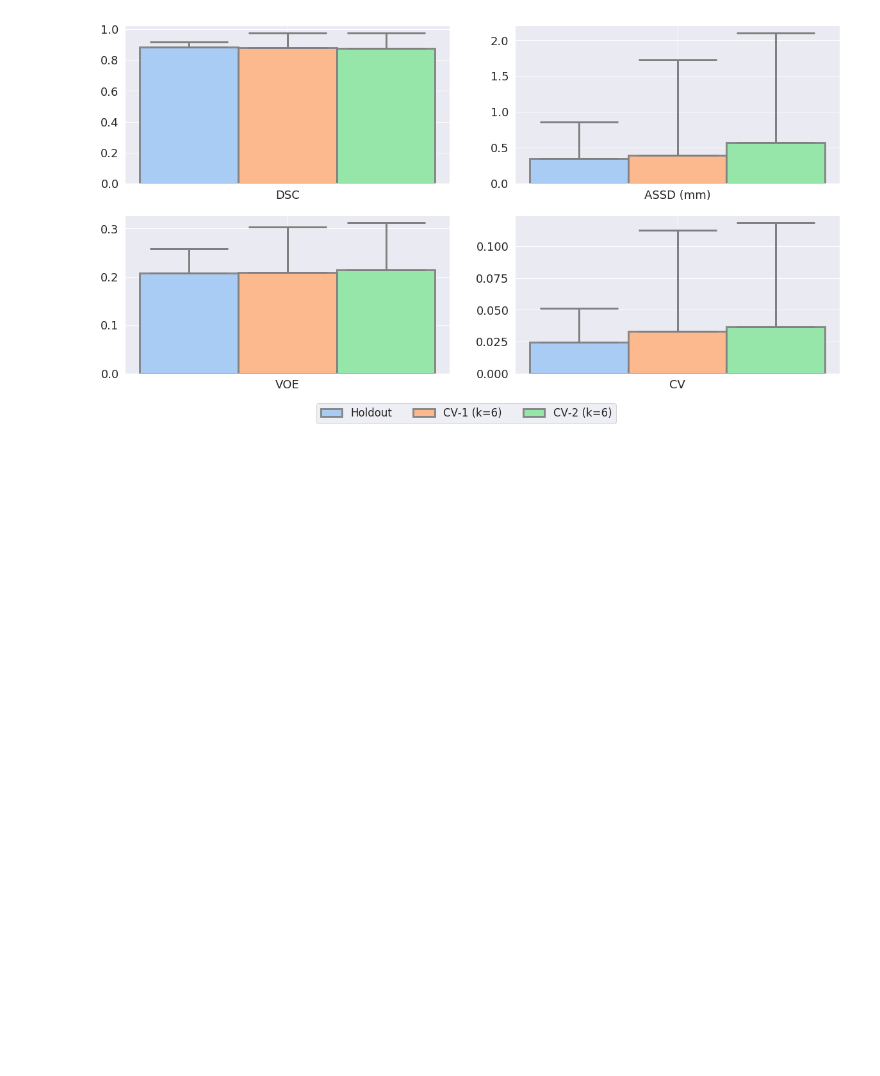
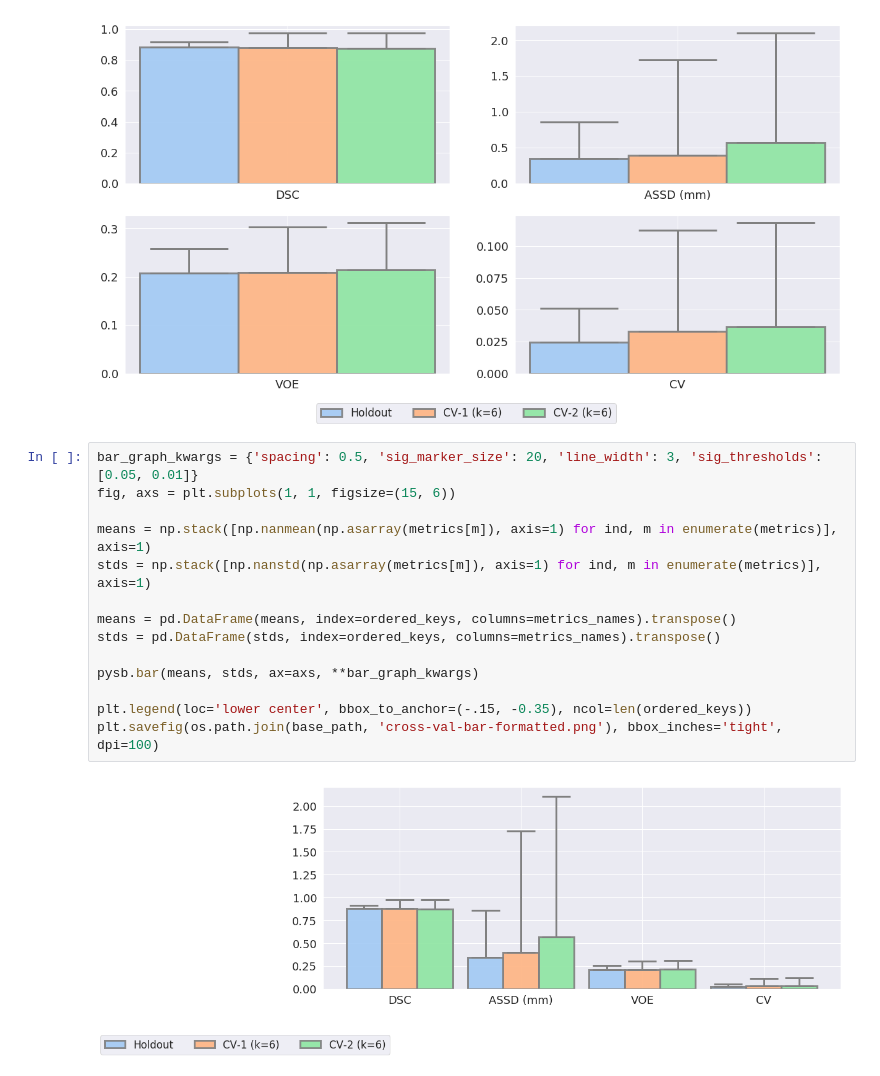
Before and after one commit to ad12/MedSegPy, a Jupyter notebook: analysis/cross_validation.ipynb, the cells around one changed output. Saved outputs shown, nothing was run; the diff lists cells and outputs as text; blank space fills up the shorter version.

```diff
--- a/analysis/cross_validation.ipynb
+++ b/analysis/cross_validation.ipynb
@@ -146,3 +146,19 @@ plt.legend(loc='lower center', bbox_to_anchor=(-.15, -0.35), ncol=len(ordered_ke
 plt.savefig(os.path.join(base_path, 'cross-val-bar.png'), bbox_inches='tight', dpi=600)
 # %% [output]
 [figure]
+# %%
+bar_graph_kwargs = {'spacing': 0.5, 'sig_marker_size': 20, 'line_width': 3, 'sig_thresholds': [0.05, 0.01]}
+fig, axs = plt.subplots(1, 1, figsize=(15, 6))
+
+means = np.stack([np.nanmean(np.asarray(metrics[m]), axis=1) for ind, m in enumerate(metrics)], axis=1)
+stds = np.stack([np.nanstd(np.asarray(metrics[m]), axis=1) for ind, m in enumerate(metrics)], axis=1)
+
+means = pd.DataFrame(means, index=ordered_keys, columns=metrics_names).transpose()
+stds = pd.DataFrame(stds, index=ordered_keys, columns=metrics_names).transpose()
+
+pysb.bar(means, stds, ax=axs, **bar_graph_kwargs)
+
+plt.legend(loc='lower center', bbox_to_anchor=(-.15, -0.35), ncol=len(ordered_keys))
+plt.savefig(os.path.join(base_path, 'cross-val-bar-formatted.png'), bbox_inches='tight', dpi=100)
+# %% [output]
+[figure, added]
```
Also changed, not shown: 2 other files.
